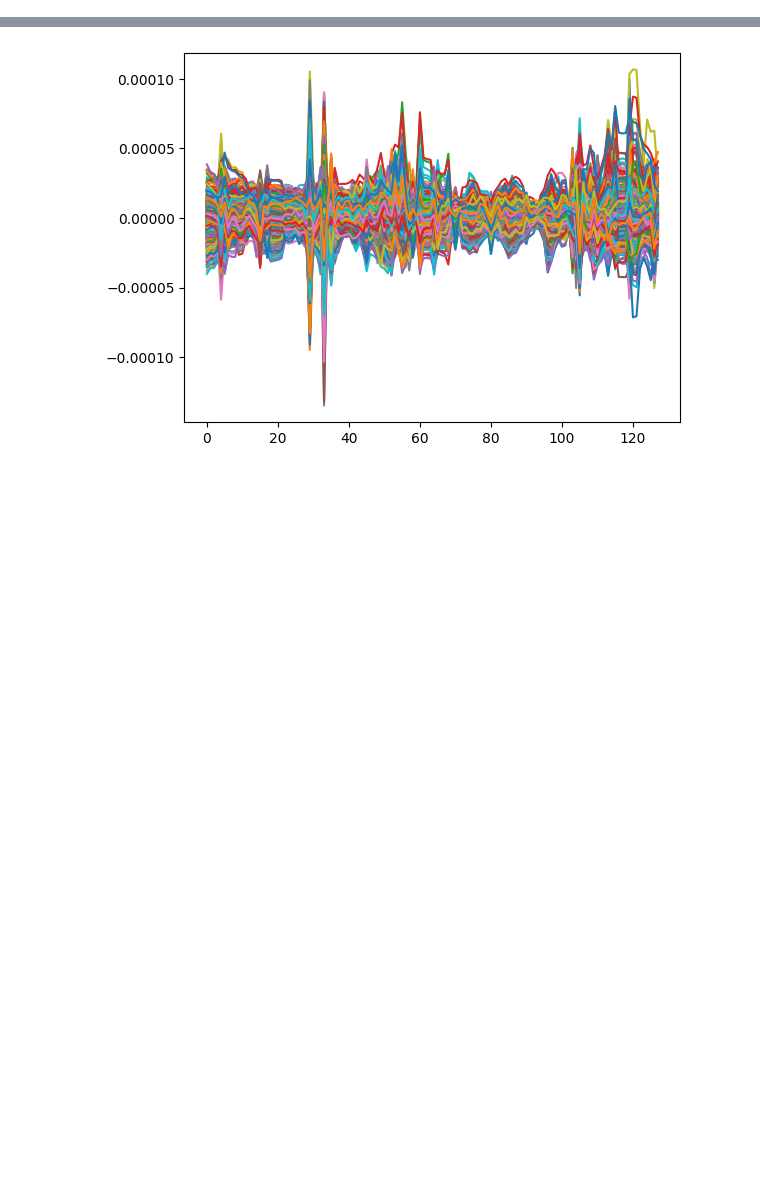
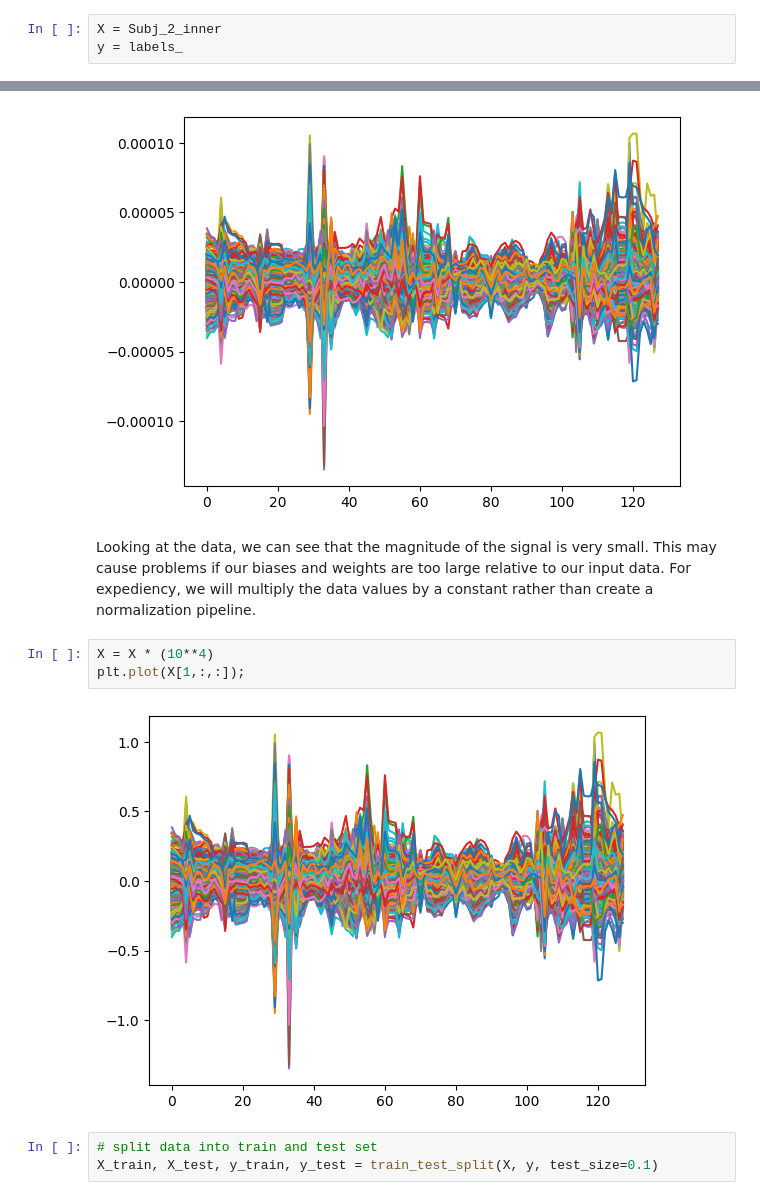
Before and after one commit to nelewerner/ml-project, a Jupyter notebook: inner-speech-drake.ipynb, the cells around one changed output, grey strips where cells are left out. Drawn from its saved outputs; the diff is of its cells as text; blank space fills up the shorter version.

```diff
--- a/inner-speech-drake.ipynb
+++ b/inner-speech-drake.ipynb
@@ -98,4 +104,17 @@ labels = Labels_2_inner[:,(0,1)]
+# %%
+X = Subj_2_inner
+y = labels_
 # %%
 plt.plot(Subj_2_inner[1,:,:]);
 # %% [output]
 [figure]
+# %% [markdown]
+Looking at the data, we can see that the magnitude of the signal is very small. This may cause problems if our biases and weights are too large relative to our input data. For expediency, we will multiply the data values by a constant rather than create a normalization pipeline.
+# %%
+X = X * (10**4)
+plt.plot(X[1,:,:]);
+# %% [output]
+[figure, added]
+# %%
+# split data into train and test set
+X_train, X_test, y_train, y_test = train_test_split(X, y, test_size=0.1)
```
Also changed, not shown: parts of 10 cells of this notebook.
